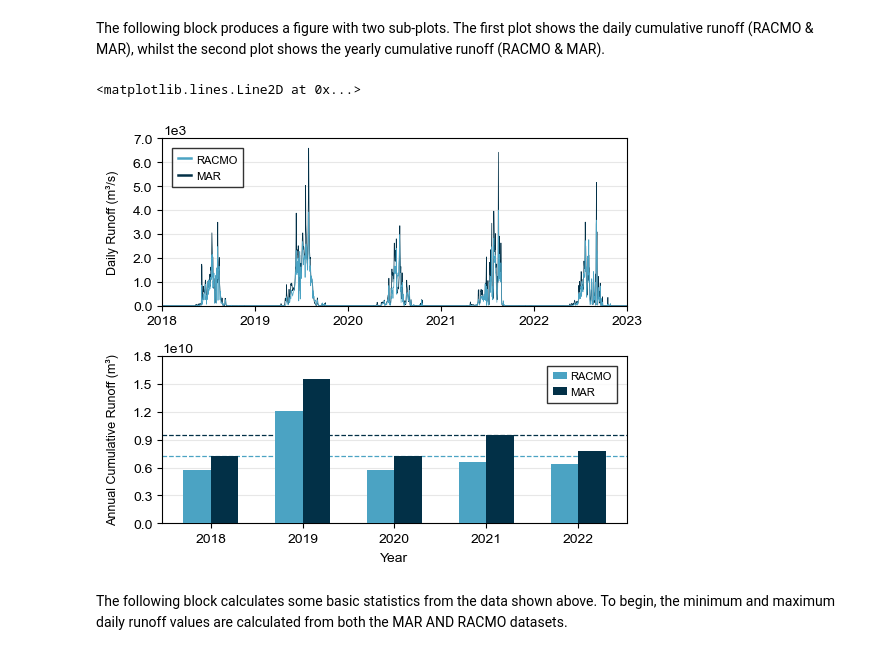
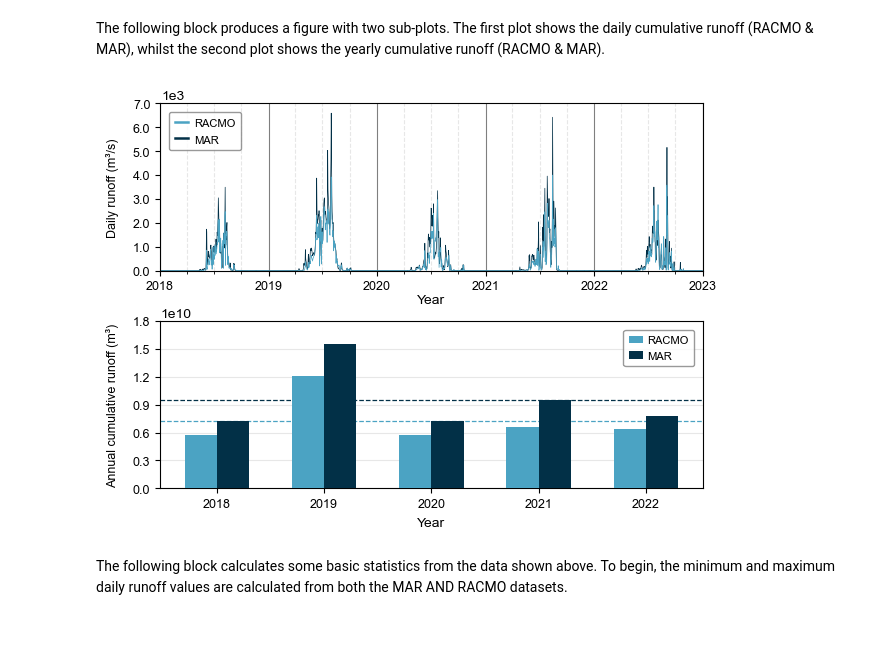
Before and after one commit to hannahpicton/jakobshavn_isbrae, a Jupyter notebook: code/analysis/surface_runoff.ipynb, the cells around one changed output. Cells and saved outputs as stored; diff of their text form; code cells hidden in the pictures.

```diff
--- a/code/analysis/surface_runoff.ipynb
+++ b/code/analysis/surface_runoff.ipynb
@@ -42,15 +42,18 @@ The following block produces a figure with two sub-plots. The first plot shows t
 # %%
 # INITIALISE A FIGURE WITH TWO SUBPLOTS AND GRID LINES SHOWN
 plt.rcParams["font.family"] = "Arial"
-fig, (ax1, ax2) = plt.subplots(2, 1, figsize=(6, 5))
+fig, (ax1, ax2) = plt.subplots(2, 1, figsize=(7, 5))
 plt.subplots_adjust(hspace=0.3)
-ax1.grid(axis='y', alpha=0.3, zorder=0)
+ax1.grid(axis = 'x', alpha=0.5, linestyle='-', color='black')
+ax1.grid(axis = 'x', which='minor', linestyle='--', alpha=0.3)
 ax2.grid(axis='y', alpha=0.3, zorder=0)
 bar_width = 0.3
 
 # # PLOT 1 - DAILY RUNOFF (2018-2023) FROM RACMO AND MAR # #
 ax1.plot(mar_discharge_timeseries['time'], mar_discharge_timeseries.values/1000, label='MAR', linewidth=0.5, color='#023047')
 ax1.plot(racmo_discharge_timeseries['time'], racmo_discharge_timeseries.values/1000, label='RACMO', linewidth=0.5, color='#4ba3c3')
+three_month_intervals = mdates.MonthLocator(interval=3)
+ax1.xaxis.set_minor_locator(three_month_intervals)
 
 # FORMAT THE Y-AXIS TICKS AND TITLE
 ax1.set_ylim(0, 7)
@@ -59,7 +62,8 @@ y_ticks_with_decimal = [f'{val:.1f}' for val in y_ticks]
 ax1.set_yticks(y_ticks)
 ax1.set_yticklabels(y_ticks_with_decimal)
 ax1.annotate("1e3", xy=(0.0025, 1.025), xycoords="axes fraction", fontsize=10, color="black")
-ax1.set_ylabel('Daily Runoff (m³/s)', labelpad=10, fontsize=9)
+ax1.set_ylabel('Daily runoff (m³/s)', labelpad=10, fontsize=9)
+ax1.set_xlabel('Year', labelpad=1, fontsize=10)
 
 # FORMAT THE X-AXIS TICKS
 min_x_value = pd.to_datetime('2018-01-01', format='%Y-%m-%d')
@@ -70,41 +74,46 @@ ax1.set_xlim(min_x_value, max_x_value)
 handles, labels = ax1.get_legend_handles_labels()
 handles = handles[::-1] # Reverse order so RACMO is labelled first
 labels = labels[::-1]
-ax1.legend(handles, labels, handlelength=1.2, handleheight=1, handletextpad=0.5, frameon=True, borderpad=0.5, borderaxespad=0.9, markerscale=4, fontsize=8, fancybox=False)
+ax1.legend(handles, labels, handlelength=1.2, handleheight=1, handletextpad=0.6, frameon=True, borderpad=0.5, borderaxespad=0.8, markerscale=4, fontsize=8, fancybox=True)
 for line in ax1.get_legend().get_lines():
     line.set_linewidth(1.8)
-ax1.get_legend().get_frame().set_edgecolor('black')
+ax1.get_legend().get_frame().set_edgecolor('grey')
 ax1.get_legend().get_frame().set_linewidth(1)
 
 # # PLOT 2 - ANNUAL CUMULATIVE RUNOFF (2018-2023) FROM RACMO AND MAR # #
 years = [2018, 2019, 2020, 2021, 2022]
 racmo_positions = np.arange(len(years))
 ax2.bar(racmo_positions - bar_width / 2, racmo_cumulative_volume_yearly, width=bar_width, color='#4ba3c3', zorder=20, label='RACMO')
 mar_positions = np.arange(len(years))
 ax2.bar(mar_positions + bar_width / 2, mar_cumulative_volume_yearly, width=bar_width, zorder=20, color='#023047', label='MAR')
 
 # FORMAT THE Y-AXIS TICKS AND TITLE
 ax2.set_ylim(0, 1.8e10)
 ax2.set_yticks(np.arange(0, 1.8e10 + 2e9, 3e9))
-ax2.set_ylabel('Annual Cumulative Runoff (m³)', labelpad=10, fontsize=9)
+ax2.set_ylabel('Annual cumulative runoff (m³)', labelpad=10, fontsize=9)
 ax2.set_xticks(mar_positions)
 ax2.set_xticklabels(years)
 ax2.set_xlabel('Year', labelpad=5, fontsize=10)
-ax2.tick_params(labelsize=10)
 
 # FORMAT THE LEGEND
-legend = ax2.legend(handlelength=1.3, handletextpad=0.25, frameon=True, borderpad=0.5, borderaxespad=0.9, markerscale=1, fontsize=8, fancybox=False)
-legend.get_frame().set_edgecolor('black')
+legend = ax2.legend(handlelength=1.3, handletextpad=0.3, frameon=True, borderpad=0.5, borderaxespad=0.8, markerscale=1, fontsize=8, fancybox=True)
+legend.get_frame().set_edgecolor('grey')
 legend.get_frame().set_linewidth(1)
 
 # ADD HORIZONTAL LINES SHOWING THE MEAN ANNUAL CUMULATIVE RUNOFF
 mean_mar_cumulative = np.mean(mar_cumulative_volume_yearly)
 mean_racmo_cumulative = np.mean(racmo_cumulative_volume_yearly)
 ax2.axhline(mean_racmo_cumulative, color='#4ba3c3', linestyle='--', label=f'Mean RACMO ({mean_racmo_cumulative:.2e} m³)', linewidth=0.9)
 ax2.axhline(mean_mar_cumulative, color='#023047', linestyle='--', label=f'Mean MAR ({mean_mar_cumulative:.2e} m³)', linewidth=0.9)
+
+ax1.tick_params(axis='x', labelsize=9)
+ax1.tick_params(axis='y', labelsize=9)
+ax2.tick_params(axis='x', labelsize=9)
+ax2.tick_params(axis='y', labelsize=9)
+
+#plt.savefig('R:/JAKOBSHAVN/surface_runoff.png', dpi=300)
 # %% [output]
-<matplotlib.lines.Line2D at 0x...>
-[figure, old version]
+[figure, new version]
 # %% [markdown]
 The following block calculates some basic statistics from the data shown above. To begin, the minimum and maximum daily runoff values are calculated from both the MAR AND RACMO datasets.
 # %%
```
